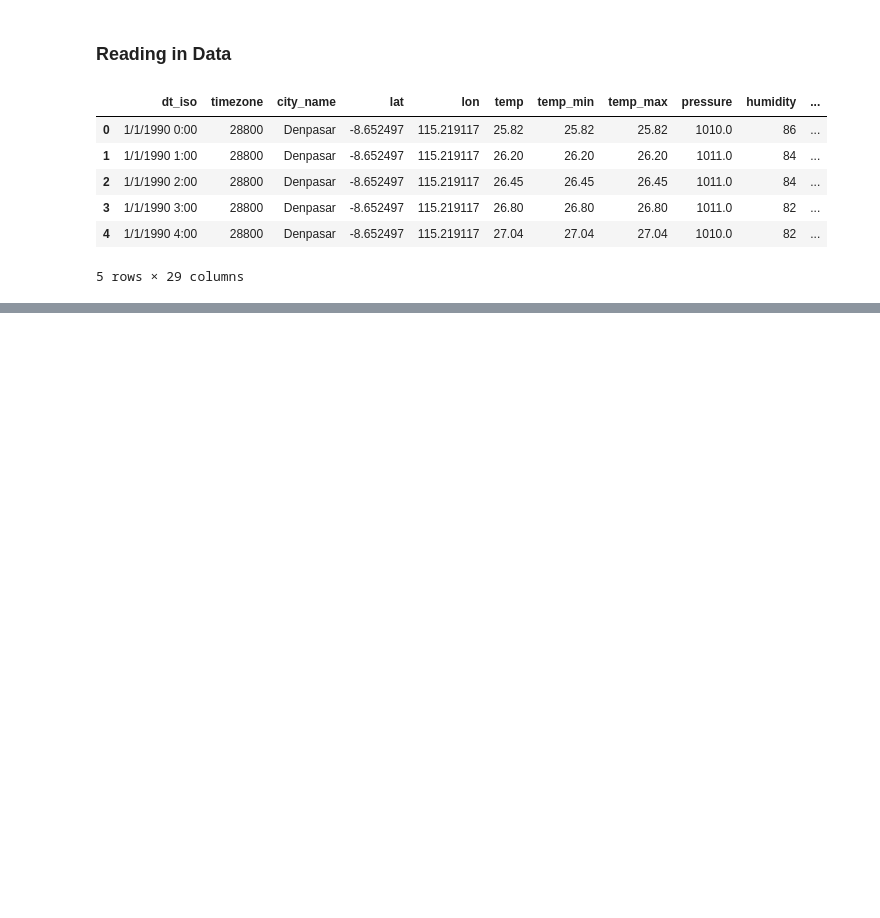
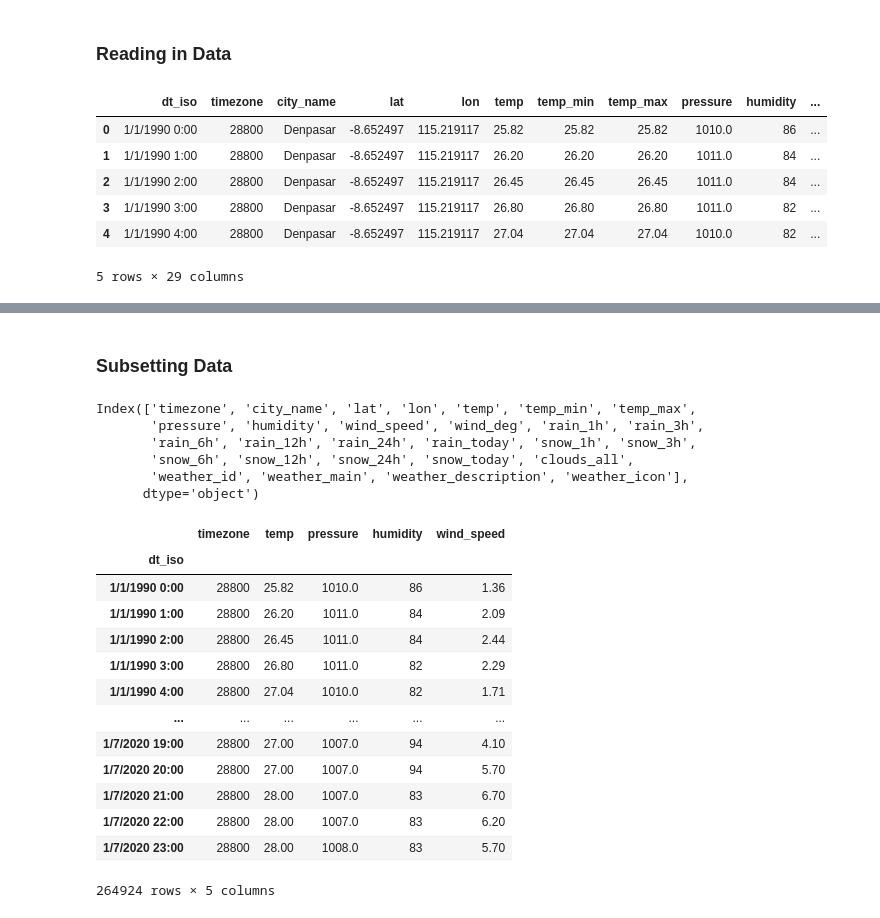
Before and after one commit to imronfilayatyds/pandai, a Jupyter notebook: trypandai.ipynb, the cells around one changed output, grey strips where cells are left out. Saved outputs shown, nothing was run; the diff lists cells and outputs as text; code cells hidden in the pictures; blank space fills up the shorter version.

```diff
--- a/trypandai.ipynb
+++ b/trypandai.ipynb
@@ -59,0 +167,31 @@ df.head()
+# %% [markdown]
+### Subsetting Data
+# %%
+df.columns
+# %% [output]
+Index(['timezone', 'city_name', 'lat', 'lon', 'temp', 'temp_min', 'temp_max',
+       'pressure', 'humidity', 'wind_speed', 'wind_deg', 'rain_1h', 'rain_3h',
+       'rain_6h', 'rain_12h', 'rain_24h', 'rain_today', 'snow_1h', 'snow_3h',
+       'snow_6h', 'snow_12h', 'snow_24h', 'snow_today', 'clouds_all',
+       'weather_id', 'weather_main', 'weather_description', 'weather_icon'],
+      dtype='object')
+# %%
+#Subsetting columns
+smaller_df = df[['timezone', 'temp', 'pressure', 'humidity', 'wind_speed']]
+# %%
+smaller_df
+# %% [output]
+|  | timezone | temp | pressure | humidity | wind_speed |
+| dt_iso |  |  |  |  |  |
+| 1/1/1990 0:00 | 28800 | 25.82 | 1010.0 | 86 | 1.36 |
+| 1/1/1990 1:00 | 28800 | 26.20 | 1011.0 | 84 | 2.09 |
+| 1/1/1990 2:00 | 28800 | 26.45 | 1011.0 | 84 | 2.44 |
+| 1/1/1990 3:00 | 28800 | 26.80 | 1011.0 | 82 | 2.29 |
+| 1/1/1990 4:00 | 28800 | 27.04 | 1010.0 | 82 | 1.71 |
+| ... | ... | ... | ... | ... | ... |
+| 1/7/2020 19:00 | 28800 | 27.00 | 1007.0 | 94 | 4.10 |
+| 1/7/2020 20:00 | 28800 | 27.00 | 1007.0 | 94 | 5.70 |
+| 1/7/2020 21:00 | 28800 | 28.00 | 1007.0 | 83 | 6.70 |
+| 1/7/2020 22:00 | 28800 | 28.00 | 1007.0 | 83 | 6.20 |
+| 1/7/2020 23:00 | 28800 | 28.00 | 1008.0 | 83 | 5.70 |
+264924 rows × 5 columns
```
Also changed, not shown: parts of 11 cells of this notebook.
